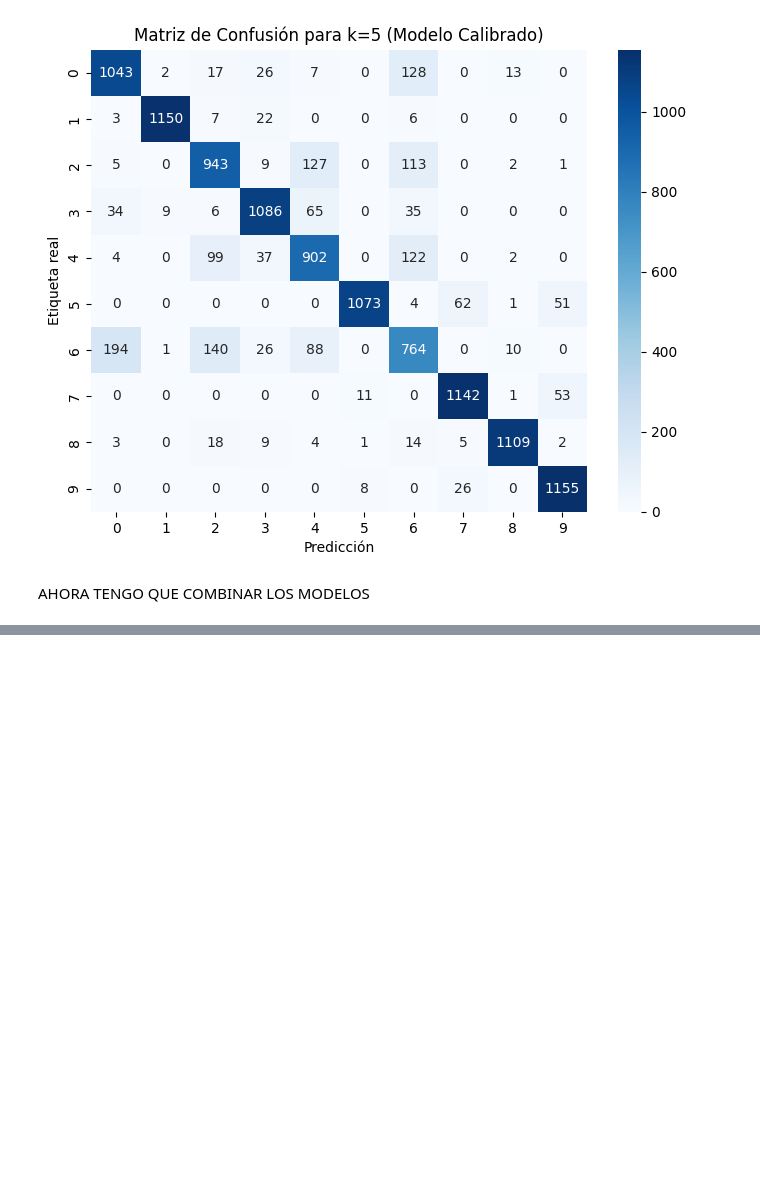
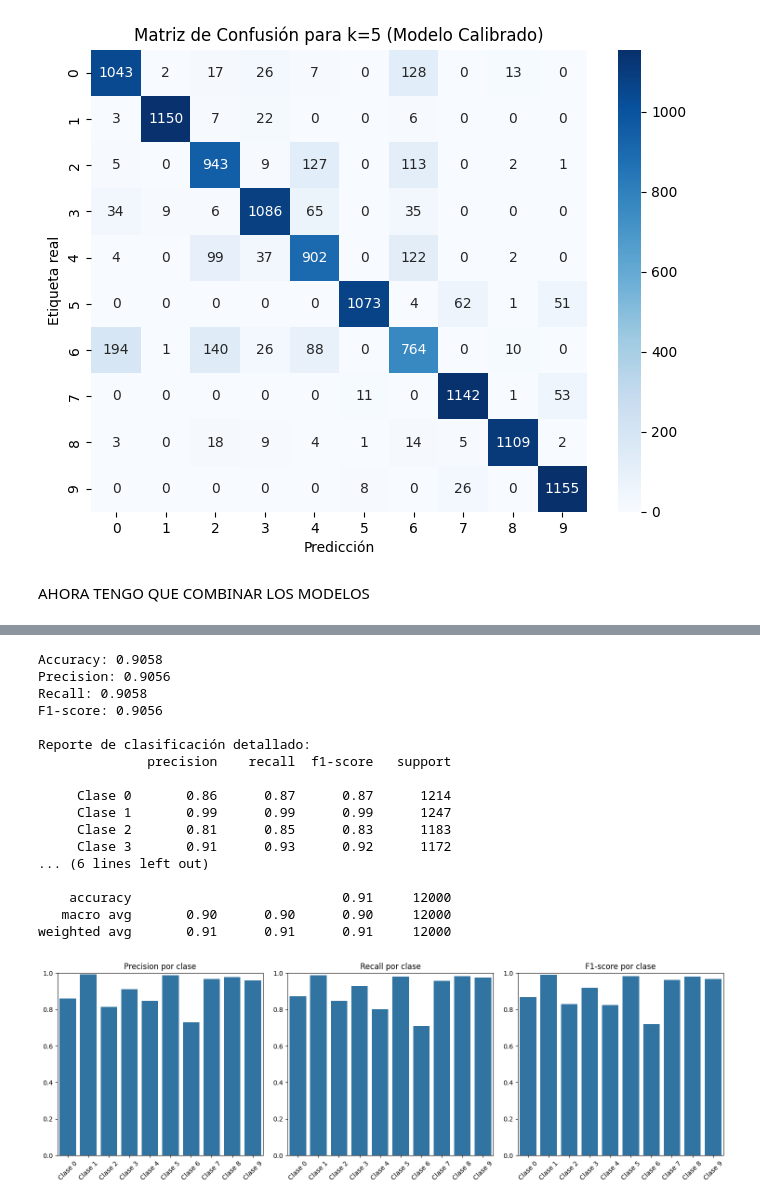
Before and after one commit to JavierKrick/MachineLearning, a Jupyter notebook: MinstFashion_RedNeuronal_TensorFlow_Ensamble.ipynb, the cells around one changed output, grey strips where cells are left out. Drawn from its saved outputs; the diff is of its cells as text; code cells hidden in the pictures; blank space fills up the shorter version.

```diff
--- a/MinstFashion_RedNeuronal_TensorFlow_Ensamble.ipynb
+++ b/MinstFashion_RedNeuronal_TensorFlow_Ensamble.ipynb
@@ -719,0 +831,70 @@ plt.show()
+# %%
+from sklearn.metrics import accuracy_score, precision_score, recall_score, f1_score, classification_report
+
+# Calcular métricas básicas
+accuracy = accuracy_score(y_valF, predicciones_clase)
+precision = precision_score(y_valF, predicciones_clase, average='weighted')
+recall = recall_score(y_valF, predicciones_clase, average='weighted')
+f1 = f1_score(y_valF, predicciones_clase, average='weighted')
+
+# Imprimir resultados
+print(f"Accuracy: {accuracy:.4f}")
+print(f"Precision: {precision:.4f}")
+print(f"Recall: {recall:.4f}")
+print(f"F1-score: {f1:.4f}")
+
+# Generar un reporte de clasificación detallado
+print("\nReporte de clasificación detallado:")
+print(classification_report(y_valF, predicciones_clase,
+                          target_names=[f'Clase {i}' for i in range(10)]))
+
+# Calcular métricas por clase
+precision_por_clase = precision_score(y_valF, predicciones_clase, average=None)
+recall_por_clase = recall_score(y_valF, predicciones_clase, average=None)
+f1_por_clase = f1_score(y_valF, predicciones_clase, average=None)
+
+# Visualizar métricas por clase
+plt.figure(figsize=(15, 5))
+
+# Precision por clase
+plt.subplot(1, 3, 1)
+sns.barplot(x=[f'Clase {i}' for i in range(10)], y=precision_por_clase)
+plt.title('Precision por clase')
+plt.ylim(0, 1)
+plt.xticks(rotation=45)
+
+# Recall por clase
+plt.subplot(1, 3, 2)
+sns.barplot(x=[f'Clase {i}' for i in range(10)], y=recall_por_clase)
+plt.title('Recall por clase')
+plt.ylim(0, 1)
+plt.xticks(rotation=45)
+
+# F1-score por clase
+plt.subplot(1, 3, 3)
+sns.barplot(x=[f'Clase {i}' for i in range(10)], y=f1_por_clase)
+plt.title('F1-score por clase')
+plt.ylim(0, 1)
+plt.xticks(rotation=45)
+
+plt.tight_layout()
+plt.show()
+# %% [output]
+Accuracy: 0.9058
+Precision: 0.9056
+Recall: 0.9058
+F1-score: 0.9056
+
+Reporte de clasificación detallado:
+              precision    recall  f1-score   support
+
+     Clase 0       0.86      0.87      0.87      1214
+     Clase 1       0.99      0.99      0.99      1247
+     Clase 2       0.81      0.85      0.83      1183
+     Clase 3       0.91      0.93      0.92      1172
+... (6 lines left out)
+
+    accuracy                           0.91     12000
+   macro avg       0.90      0.90      0.90     12000
+weighted avg       0.91      0.91      0.91     12000
+[figure, added]
```
Also changed, not shown: parts of 17 cells of this notebook.
